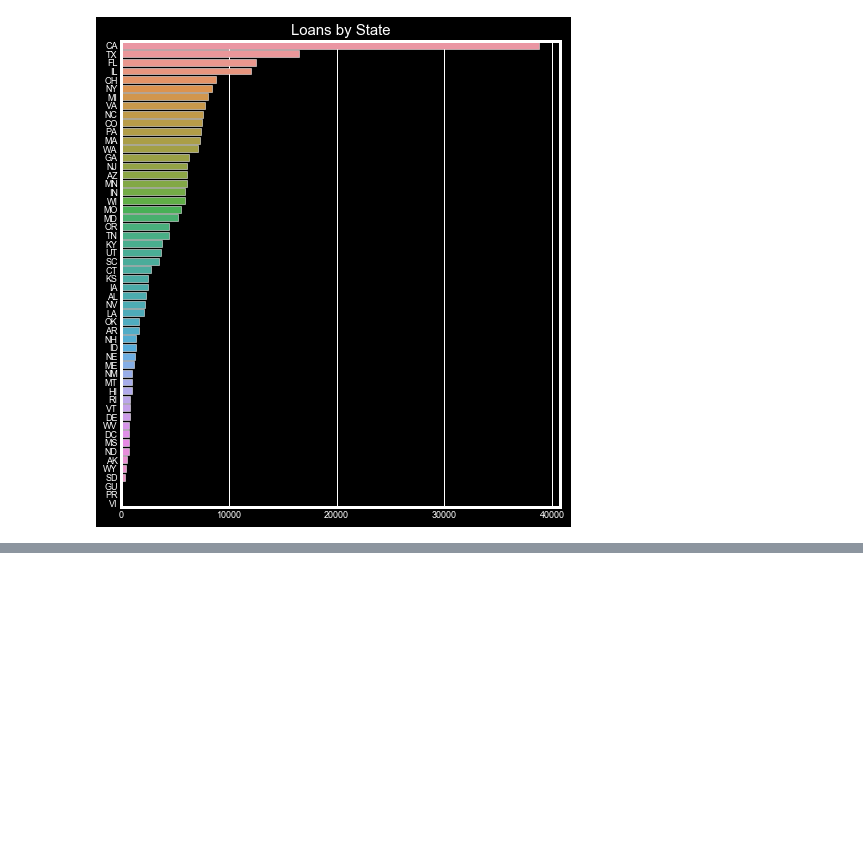
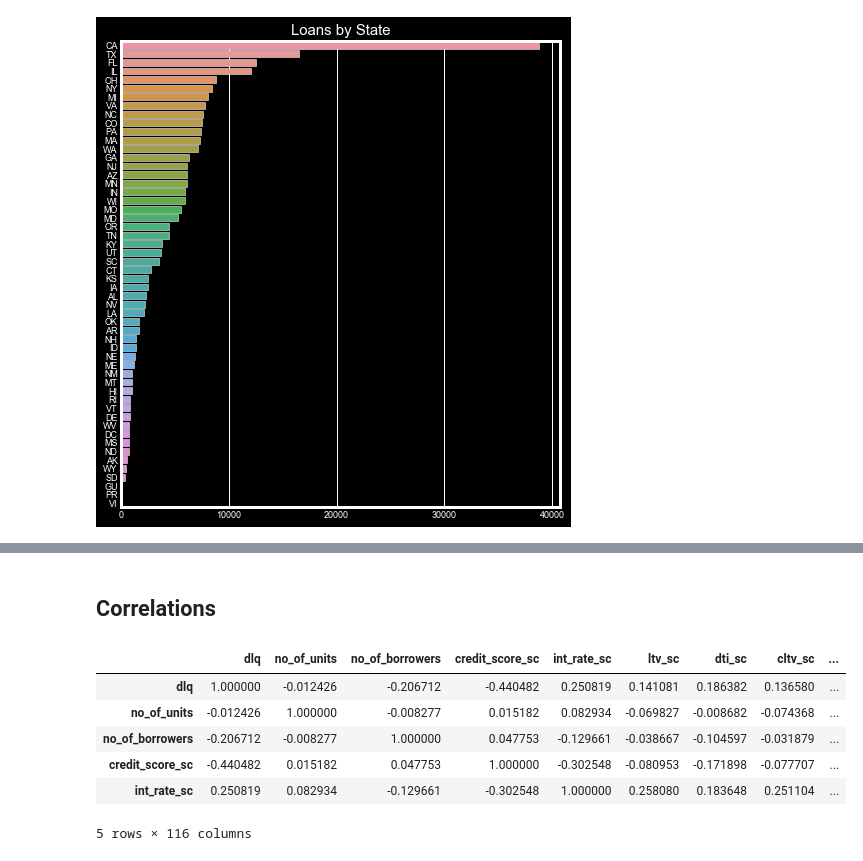
Before and after one commit to MitchellEwing/Freddie-Mac-Housing-Loans, a Jupyter notebook: Freddie-Mac-Single-Family-Loans.ipynb, the cells around one changed output, grey strips where cells are left out. Drawn from its saved outputs; the diff is of its cells as text; code cells hidden in the pictures; blank space fills up the shorter version.

```diff
--- a/Freddie-Mac-Single-Family-Loans.ipynb
+++ b/Freddie-Mac-Single-Family-Loans.ipynb
@@ -929,0 +1180,14 @@ plt.show()
+# %% [markdown]
+## Correlations
+# %%
+# Instantiating correlation matrix.
+corrmat = model_dummies.corr()
+corrmat.head()
+# %% [output]
+|  | dlq | no_of_units | no_of_borrowers | credit_score_sc | int_rate_sc | ltv_sc | dti_sc | cltv_sc | ... |
+| dlq | 1.000000 | -0.012426 | -0.206712 | -0.440482 | 0.250819 | 0.141081 | 0.186382 | 0.136580 | ... |
+| no_of_units | -0.012426 | 1.000000 | -0.008277 | 0.015182 | 0.082934 | -0.069827 | -0.008682 | -0.074368 | ... |
+| no_of_borrowers | -0.206712 | -0.008277 | 1.000000 | 0.047753 | -0.129661 | -0.038667 | -0.104597 | -0.031879 | ... |
+| credit_score_sc | -0.440482 | 0.015182 | 0.047753 | 1.000000 | -0.302548 | -0.080953 | -0.171898 | -0.077707 | ... |
+| int_rate_sc | 0.250819 | 0.082934 | -0.129661 | -0.302548 | 1.000000 | 0.258080 | 0.183648 | 0.251104 | ... |
+5 rows × 116 columns
```
Also changed, not shown: parts of 60 cells of this notebook.
